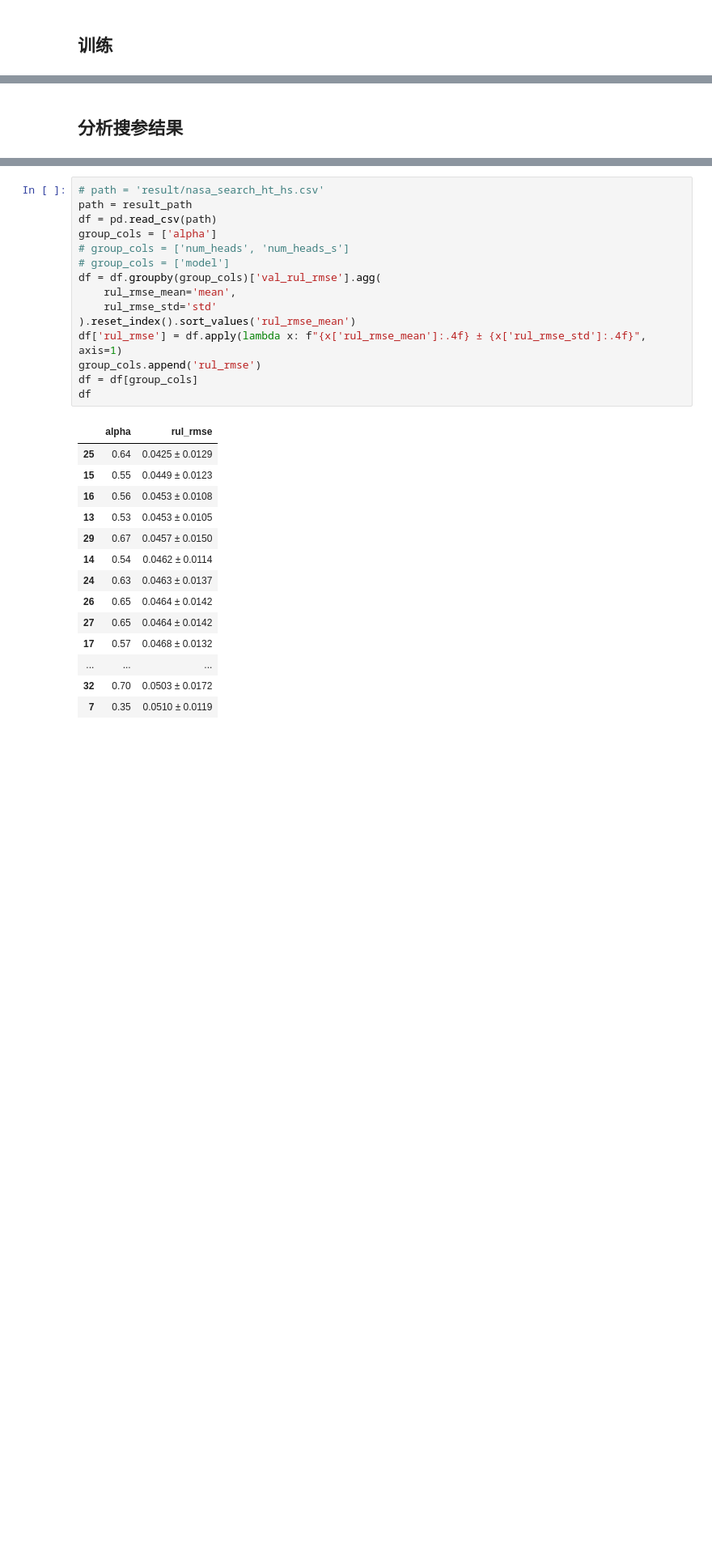
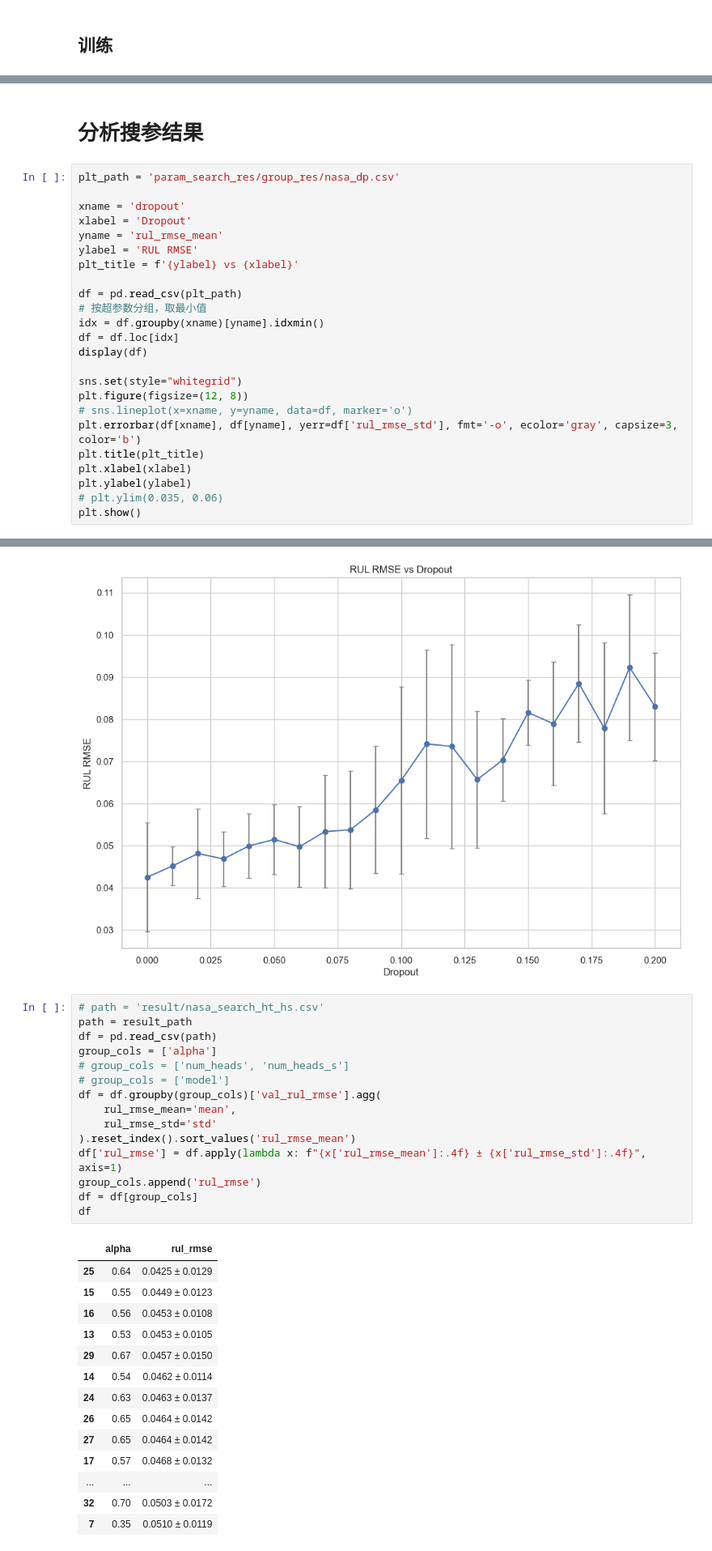
Before and after one commit to ZRui2001/RUL_multi_task, a Jupyter notebook: train.ipynb, the cells around one changed output, grey strips where cells are left out. Shown at 81% size. Saved outputs shown, nothing was run; the diff lists cells and outputs as text; blank space fills up the shorter version.

```diff
--- a/train.ipynb
+++ b/train.ipynb
@@ -581,2 +565,27 @@ df
 # %% [markdown]
-## 分析搜参结果
+# 分析搜参结果
+# %%
+plt_path = 'param_search_res/group_res/nasa_dp.csv'
+
+xname = 'dropout'
+xlabel = 'Dropout'
+yname = 'rul_rmse_mean'
+ylabel = 'RUL RMSE'
+plt_title = f'{ylabel} vs {xlabel}'
+
+df = pd.read_csv(plt_path)
+# 按超参数分组，取最小值
+idx = df.groupby(xname)[yname].idxmin()
+df = df.loc[idx]
+display(df)
+
+sns.set(style="whitegrid")
+plt.figure(figsize=(12, 8))
+# sns.lineplot(x=xname, y=yname, data=df, marker='o')
+plt.errorbar(df[xname], df[yname], yerr=df['rul_rmse_std'], fmt='-o', ecolor='gray', capsize=3, color='b')
+plt.title(plt_title)
+plt.xlabel(xlabel)
+plt.ylabel(ylabel)
+# plt.ylim(0.035, 0.06)
+plt.show()
+# %% [output]
@@ -583,3 +609,4 @@ df
+[figure, added]
 # %%
 # path = 'result/nasa_search_ht_hs.csv'
 path = result_path
```
Also changed, not shown: parts of 14 cells of this notebook, 7 other files.
